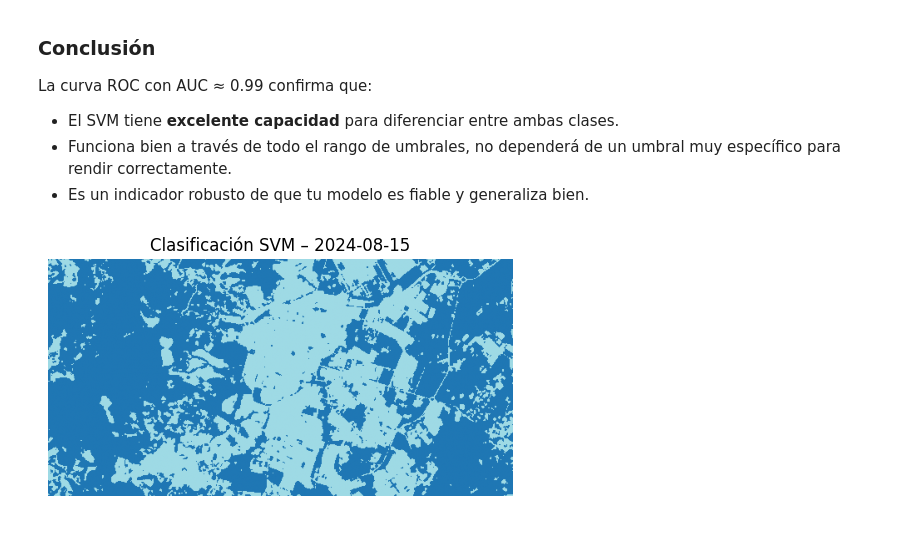
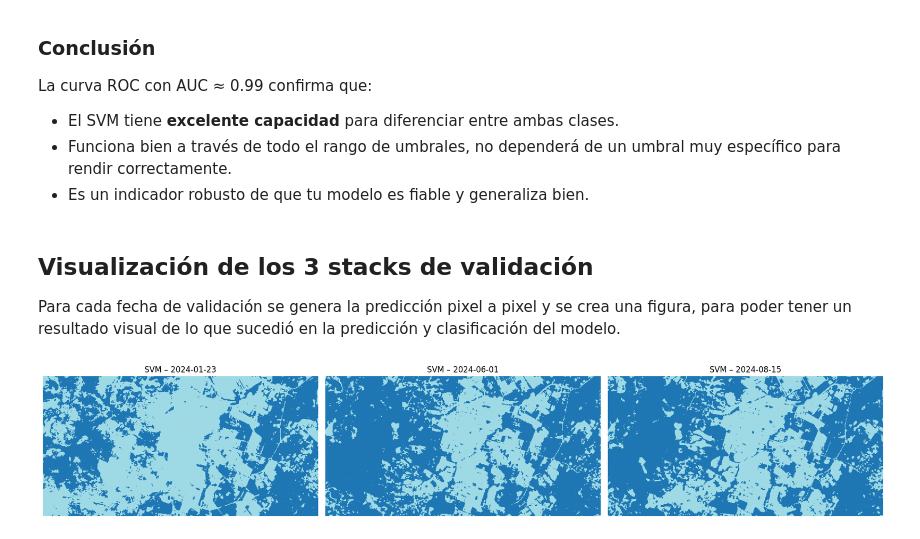
Before and after one commit to prm2419/Evaluacion_de_la_expansion_de_la_huella_urbana_en_La_Ceja_utilizando_aprendizaje_supervisado_y_teled, a Jupyter notebook: Code.ipynb, the cells around one changed output. Cells and saved outputs as stored; diff of their text form; code cells hidden in the pictures.

```diff
--- a/Code.ipynb
+++ b/Code.ipynb
@@ -984,44 +984,50 @@ La curva ROC con AUC ≈ 0.99 confirma que:
 - El SVM tiene **excelente capacidad** para diferenciar entre ambas clases.
 - Funciona bien a través de todo el rango de umbrales, no dependerá de un umbral muy específico para rendir correctamente.
 - Es un indicador robusto de que tu modelo es fiable y generaliza bien.
+# %% [markdown]
+## Visualización de los 3 stacks de validación
+
+Para cada fecha de validación se genera la predicción pixel a pixel y se crea una figura, para poder tener un resultado visual de lo que sucedió en la predicción y clasificación del modelo.
 # %%
-# 1) Parámetros
-fecha      = '2024-08-15'
-path_stack = f'./carpeta_stacks/{fecha}_stack3.tif'
+# Fechas y configuración
+fechas = ['2024-01-23', '2024-06-01', '2024-08-15']
+col_names = ['NDVI', 'NDBI', 'UI']
+cmap = plt.cm.tab20
+cmap.set_under('none')
 
-# 2) Abrir ráster y leer índices
-with rasterio.open(path_stack) as src:
-    # Leer bandas NDVI, NDBI, UI como float32
-    img = src.read([1,2,3]).astype(np.float32)   # shape = (3, H, W)
-    H, W = img.shape[1], img.shape[2]
+# Crear figura con 3 subplots en una fila
+fig, axes = plt.subplots(1, 3, figsize=(18, 6))
 
-    # 3) Detectar y reemplazar nodata según metadata
-    nodata = src.nodata
-    if nodata is not None:
-        mask_nd = (img == nodata)
-        img[mask_nd] = 0.0
+for ax, fecha in zip(axes, fechas):
+    path_stack = f'./carpeta_stacks/{fecha}_stack3.tif'
 
-    # 4) Aplanar para predecir
-    pix = img.reshape(3, -1).T    # shape = (H*W, 3)
+    with rasterio.open(path_stack) as src:
+        # Leer índices como float32
+        img = src.read([1,2,3]).astype(np.float32)  # shape = (3, H, W)
+        H, W = img.shape[1], img.shape[2]
 
-    # 5) Sustituir NaN/±inf por 0
-    pix = np.nan_to_num(pix, nan=0.0, posinf=0.0, neginf=0.0)
+        # Reemplazo de nodata (si existe)
+        nodata = src.nodata
+        if nodata is not None:
+            img[img == nodata] = 0.0
 
-    # 6) Predecir con el pipeline SVM (incluye StandardScaler)
-    pred = pipe_svm.predict(pix)  # (H*W,)
+        # Aplanar y limpiar valores inválidos
+        pix = img.reshape(3, -1).T                    # (H*W, 3)
+        pix = np.nan_to_num(pix, nan=0.0, posinf=0.0, neginf=0.0)
 
-    # 7) Reconstruir mapa y marcar fondo como -1
-    pred_map = pred.reshape(H, W)
-    # Si quieres enmascarar fuera de escena, puedes:
-    # pred_map[mask_nd.any(axis=0)] = -1
+        # Reconstruir DataFrame para el pipeline
+        pix_df = pd.DataFrame(pix, columns=col_names)
 
-# 8) Mostrar resultado
-plt.figure(figsize=(6,6))
-cmap = plt.cm.tab20
-cmap.set_under('none')        # que valores < 0 no se pinten
-plt.imshow(pred_map, cmap=cmap, vmin=0)
-plt.title(f'Clasificación SVM – {fecha}')
-plt.axis('off')
+        # Predecir y reconstruir mapa
+        pred = pipe_svm.predict(pix_df)  # (H*W,)
+        pred_map = pred.reshape(H, W)
+
+    # Mostrar en el subplot correspondiente
+    ax.imshow(pred_map, cmap=cmap, vmin=0)
+    ax.set_title(f'SVM – {fecha}')
+    ax.axis('off')
+
+plt.tight_layout()
 plt.show()
 # %% [output]
-[figure, old version]
+[figure, new version]
```
Also changed, not shown: parts of 11 cells of this notebook, 1 other file.
